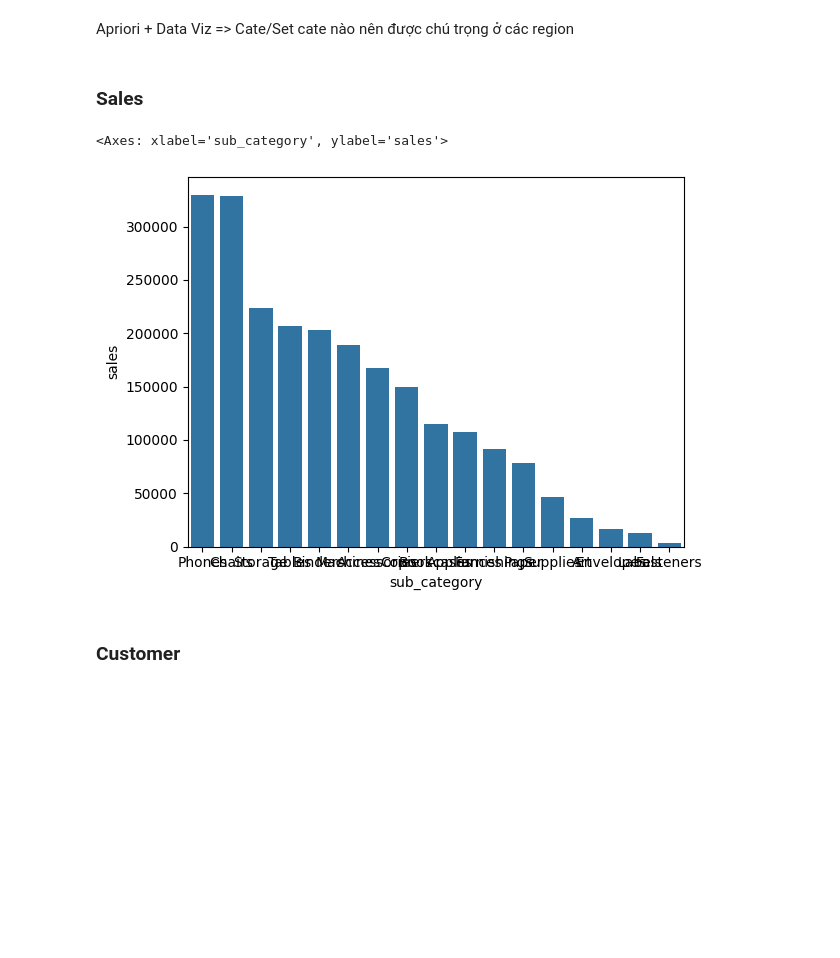
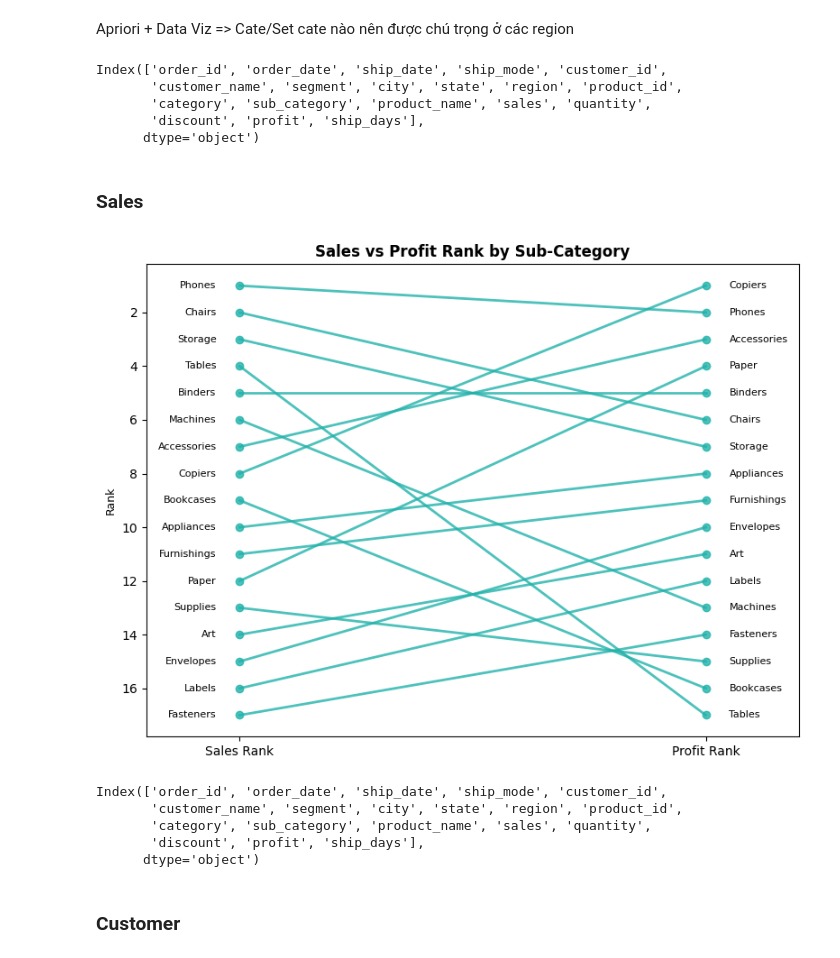
Before and after one commit to quynhho27/Superstore-Sales-Discount-Strategy-, a Jupyter notebook: Superstore Analysis.ipynb, the cells around one changed output. Cells and saved outputs as stored; diff of their text form; code cells hidden in the pictures; blank space fills up the shorter version.

```diff
--- a/Superstore Analysis.ipynb
+++ b/Superstore Analysis.ipynb
@@ -683,15 +680,67 @@ plt.tight_layout()
 [figure]
 # %% [markdown]
 Apriori + Data Viz => Cate/Set cate nào nên được chú trọng ở các region
+# %%
+df.columns
+# %% [output]
+Index(['order_id', 'order_date', 'ship_date', 'ship_mode', 'customer_id',
+       'customer_name', 'segment', 'city', 'state', 'region', 'product_id',
+       'category', 'sub_category', 'product_name', 'sales', 'quantity',
+       'discount', 'profit', 'ship_days'],
+      dtype='object')
 # %% [markdown]
 ### Sales
-# %%
-df_ = df.groupby('sub_category')['sales'].sum().reset_index(name='sales').sort_values('sales', ascending=False)
-sns.barplot(data=df_, x='sub_category', y='sales')
-plt
-# %% [output]
-<Axes: xlabel='sub_category', ylabel='sales'>
-[figure, removed]
+# %%
+
+
+coord_df = (
+    df.groupby('sub_category')[['sales', 'profit']]
+      .sum()
+      .reset_index()
+)
+
+coord_df['sales_rank'] = coord_df['sales'].rank(ascending=False, method='dense')
+coord_df['profit_rank'] = coord_df['profit'].rank(ascending=False, method='dense')
+# %%
+plt.figure(figsize=(8,6))
+
+palette = sns.color_palette('Blues', len(coord_df))
+
+for i, row in coord_df.iterrows():
+    plt.plot(
+        [0, 1],
+        [row['sales_rank'], row['profit_rank']],
+        marker='o',
+        color='lightseagreen',
+        linewidth=2,
+        alpha=0.8
+    )
+
+    # Nhãn sub-category
+    plt.text(-0.05, row['sales_rank'], row['sub_category'],
+             ha='right', va='center', fontsize=8)
+    plt.text(1.05, row['profit_rank'], row['sub_category'],
+             ha='left', va='center', fontsize=8)
+
+# Trục
+plt.xticks([0, 1], ['Sales Rank', 'Profit Rank'])
+plt.gca().invert_yaxis()   # rank 1 ở trên
+plt.xlim(-0.2, 1.2)
+
+plt.title('Sales vs Profit Rank by Sub-Category', weight='bold')
+plt.ylabel('Rank', size=9)
+plt.tight_layout()
+plt.show()
+# %% [output]
+[figure, added]
+# %%
+df.columns
+# %% [output]
+Index(['order_id', 'order_date', 'ship_date', 'ship_mode', 'customer_id',
+       'customer_name', 'segment', 'city', 'state', 'region', 'product_id',
+       'category', 'sub_category', 'product_name', 'sales', 'quantity',
+       'discount', 'profit', 'ship_days'],
+      dtype='object')
 # %% [markdown]
 ### Customer
 # %%
```
Also changed, not shown: parts of 20 cells of this notebook.
